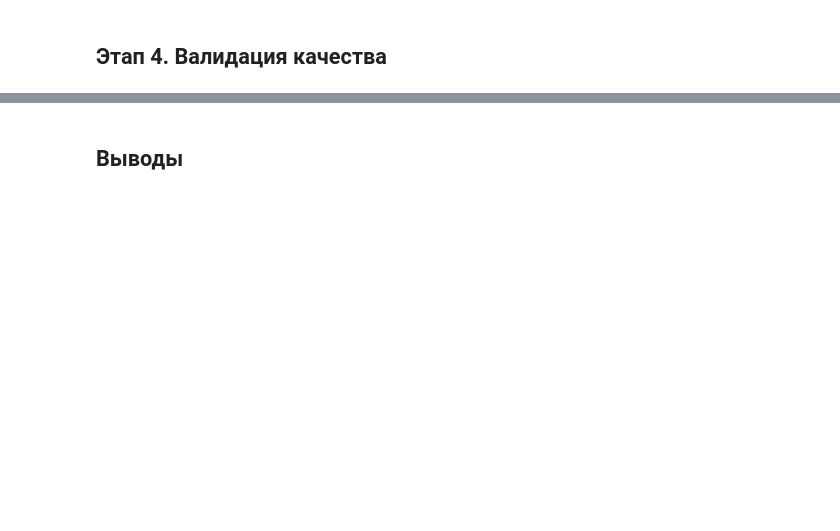
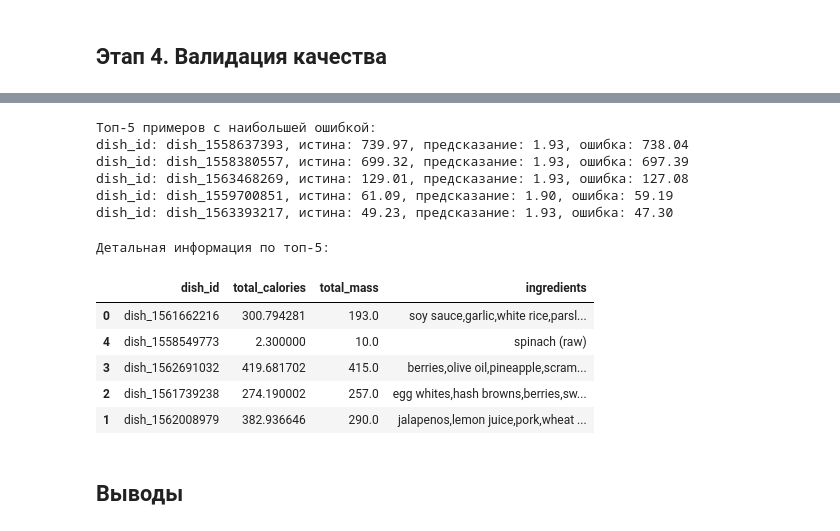
Before and after one commit to RumKam/dle-project-sprint-4, a Jupyter notebook: notebook.ipynb, the cells around one changed output, grey strips where cells are left out. Drawn from its saved outputs; the diff is of its cells as text; code cells hidden in the pictures; blank space fills up the shorter version.

```diff
--- a/notebook.ipynb
+++ b/notebook.ipynb
@@ -394,0 +505,6 @@ train_transform = A.Compose([
+# %%
+%%time
+
+cfg_debug = Config()
+
+train(cfg_debug, device)
@@ -396,0 +533,16 @@ train_transform = A.Compose([
+# %%
+# Токенизатор
+tokenizer = AutoTokenizer.from_pretrained(cfg.TEXT_MODEL_NAME)
+
+# Трансформации для теста
+test_transforms = get_transforms(cfg, ds_type="val")
+
+# Тестовый датасет
+test_dataset = MultimodalDataset(cfg, test_transforms, ds_type="test")
+
+test_loader = DataLoader(
+    test_dataset,
+    batch_size=cfg.BATCH_SIZE,
+    shuffle=False,
+    collate_fn=partial(collate_fn, tokenizer=tokenizer)
+)
@@ -397,2 +584,32 @@ train_transform = A.Compose([
+# %%
+# Топ-5 самых неточных предсказаний
+errors = np.abs(all_labels - all_preds)
+top5_indices = np.argsort(errors)[-5:][::-1]  # 5 наибольших ошибок
+
+print("\nТоп-5 примеров с наибольшей ошибкой:")
+for idx in top5_indices:
+    print(f"dish_id: {all_dish_ids[idx]}, истина: {all_labels[idx]:.2f}, "
+          f"предсказание: {all_preds[idx]:.2f}, ошибка: {errors[idx]:.2f}")
+# %% [output]
+Топ-5 примеров с наибольшей ошибкой:
+dish_id: dish_1558637393, истина: 739.97, предсказание: 1.93, ошибка: 738.04
+dish_id: dish_1558380557, истина: 699.32, предсказание: 1.93, ошибка: 697.39
+dish_id: dish_1563468269, истина: 129.01, предсказание: 1.93, ошибка: 127.08
+dish_id: dish_1559700851, истина: 61.09, предсказание: 1.90, ошибка: 59.19
+dish_id: dish_1563393217, истина: 49.23, предсказание: 1.93, ошибка: 47.30
+# %%
+# Для более детального анализа загрузим тестовый DataFrame
+test_df = pd.read_csv(cfg.TEST_DF_PATH)
+top5_df = test_df.iloc[top5_indices]
+print("\nДетальная информация по топ-5:")
+display(top5_df[['dish_id', 'total_calories', 'total_mass', 'ingredients']])
+# %% [output]
+Детальная информация по топ-5:
+|  | dish_id | total_calories | total_mass | ingredients |
+| 0 | dish_1561662216 | 300.794281 | 193.0 | soy sauce,garlic,white rice,parsl... |
+| 4 | dish_1558549773 | 2.300000 | 10.0 | spinach (raw) |
+| 3 | dish_1562691032 | 419.681702 | 415.0 | berries,olive oil,pineapple,scram... |
+| 2 | dish_1561739238 | 274.190002 | 257.0 | egg whites,hash browns,berries,sw... |
+| 1 | dish_1562008979 | 382.936646 | 290.0 | jalapenos,lemon juice,pork,wheat ... |
 # %% [markdown]
 ## Выводы
```
Also changed, not shown: parts of 19 cells of this notebook, 3 other files.
